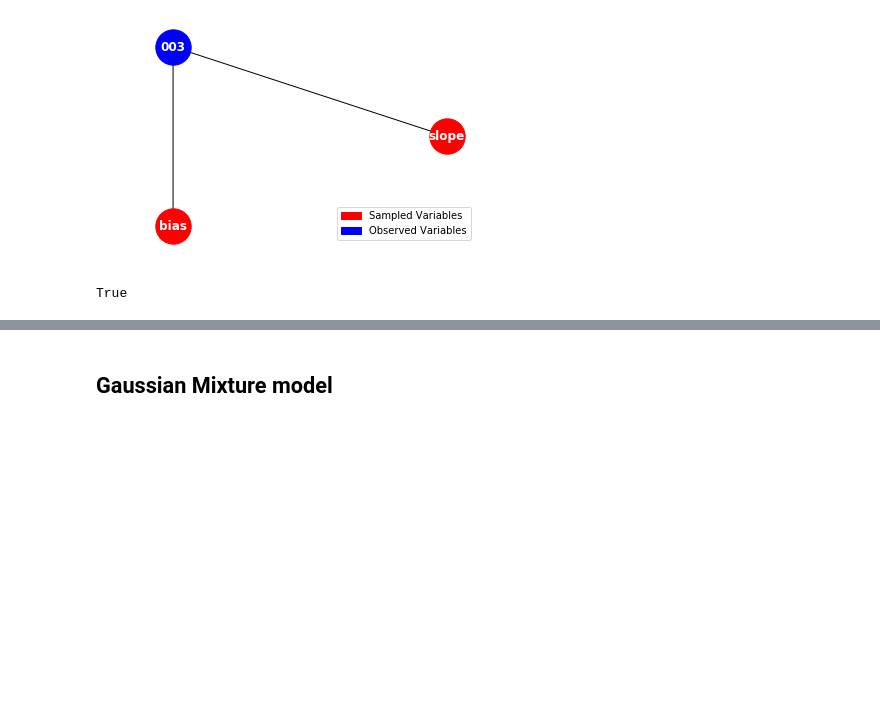
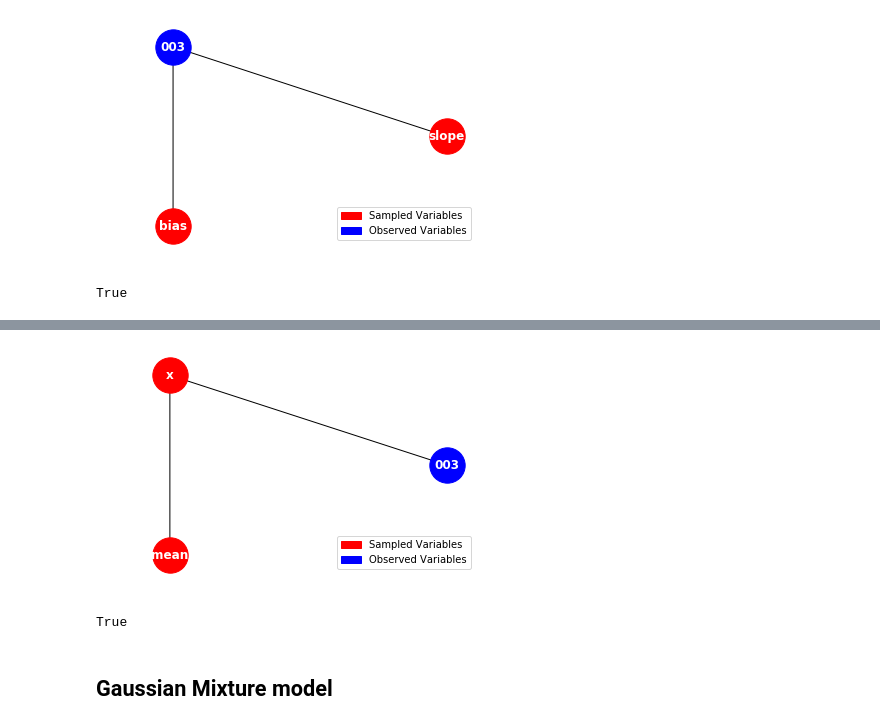
Before and after one commit to bayesianbrad/PyLFPPL, a Jupyter notebook: examples/pysppl_walkthrough.ipynb, the cells around one changed output, grey strips where cells are left out. Saved outputs shown, nothing was run; the diff lists cells and outputs as text; code cells hidden in the pictures; blank space fills up the shorter version.

```diff
--- a/examples/pysppl_walkthrough.ipynb
+++ b/examples/pysppl_walkthrough.ipynb
@@ -226,0 +236,7 @@ True
+# %%
+model_purepython="""mean = sample(poisson(3))
+x= sample(gamma(mean,1))
+y= 10
+observe(normal(x,5), y)
+"""
+compiled_python = compile_model(model_purepython, language='python')
@@ -227,3 +265,10 @@ True
+# %%
+vertices = compiled_python.vertices
+create_network_graph(vertices=vertices)
+display_graph(vertices=vertices)
+# %% [output]
+[figure, added]
+True
 # %% [markdown]
 ## Gaussian Mixture model
 # %%
```
Also changed, not shown: parts of 15 cells of this notebook, 5 other files.
